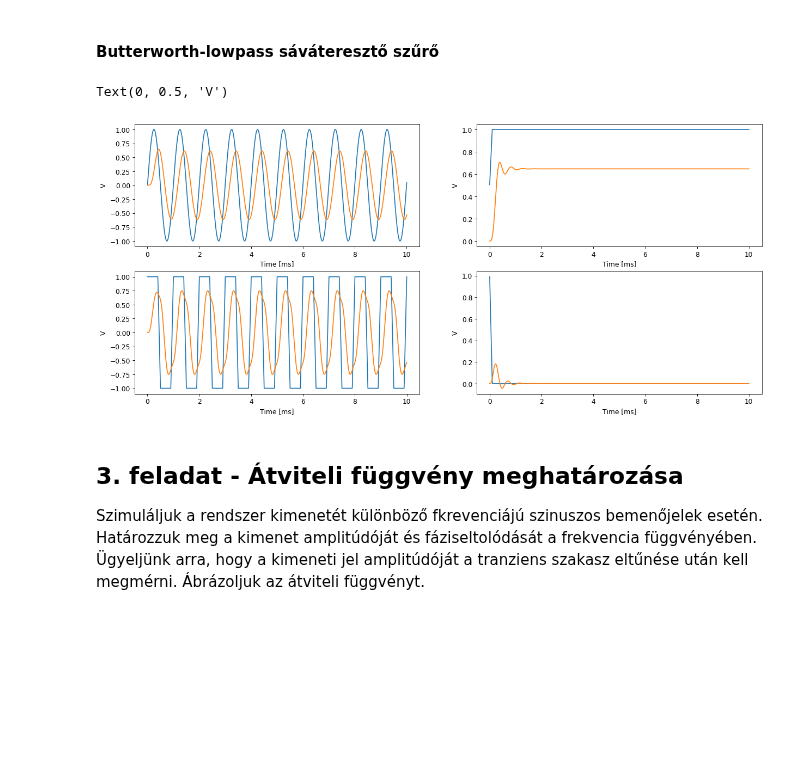
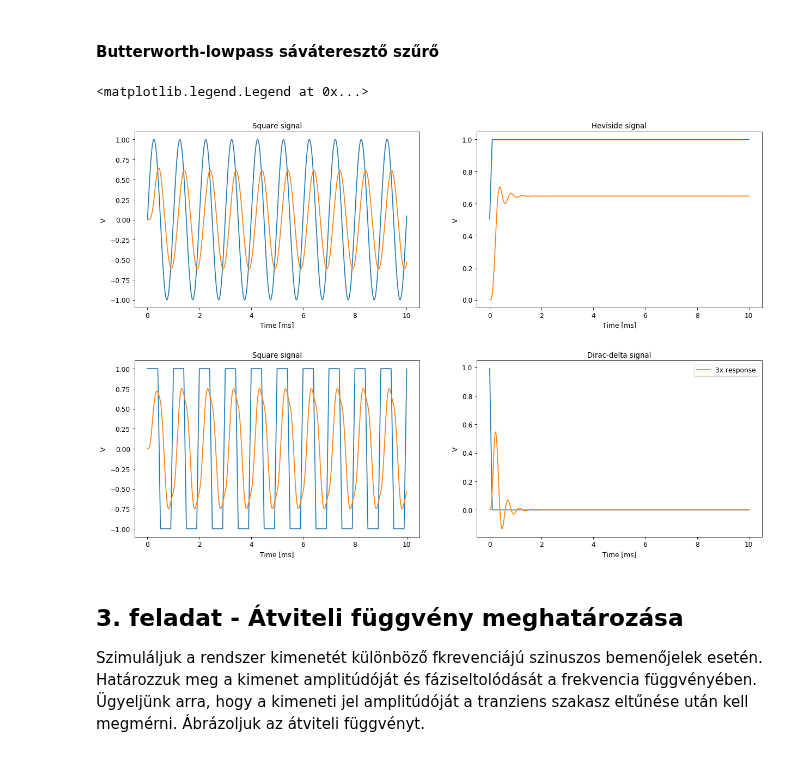
Before and after one commit to Tominano/Numerical-methods-of-physics-II, a Jupyter notebook: 3_feladatsor/3_feladat_Kapolcs.ipynb, the cells around one changed output. Saved outputs shown, nothing was run; the diff lists cells and outputs as text; code cells hidden in the pictures; blank space fills up the shorter version.

```diff
--- a/3_feladatsor/3_feladat_Kapolcs.ipynb
+++ b/3_feladatsor/3_feladat_Kapolcs.ipynb
@@ -201,11 +201,11 @@ Populating the interactive namespace from numpy and matplotlib
 #### Mérő jelek ábrázolása
 # %%
 # mérőjeleket megvalósítő függvények
-def mero_sin(t = np.linspace(0, 1, 500), A = 1, f = 1000, phi = 0):
+def mero_sin(t = np.linspace(0, 2, 500), A = 1, f = 1000, phi = 0):
     jel = A*np.sin(2*np.pi*f*t+phi) # A amlitudó, f frekvencia, phi kezdőfázis
     return jel
 
-def mero_negyszog(t = np.linspace(0, 1, 500), A = 1, f = 1000): # A 5 Hz waveform sampled at 500 Hz for 1 second:
+def mero_negyszog(t = np.linspace(0, 2, 500), A = 1, f = 1000): # A 5 Hz waveform sampled at 500 Hz for 1 second:
     #jel = A * np.sign(np.sin(2*np.pi*f*t)) # A amlitudó, n periodusidő (T)
     jel2 = A * signal.square(2*np.pi*f*t) # A amlitudó, n periodusidő (T)
     #jel3 = [1 if int(2*np.pi*f*t)%2 == 0 else -1 for t in t]
@@ -214,8 +214,8 @@ def mero_negyszog(t = np.linspace(0, 1, 500), A = 1, f = 1000): # A 5 Hz wavefor
 
 def mero_egysegimp(t = np.linspace(-1, 1, 501)):
     #jel = signal.unit_impulse(len(t), 'mid')
-    #jel = [1 if (t == 0)+0 else 0]
-    jel = (t == 0)+0
+    #jel = [1 if (t == 0) else 0]
+    jel = (t == 0)+0 #
     return jel
 
 def mero_egysegugras(t = np.linspace(-1, 1, 500), A = 1):
@@ -367,37 +379,45 @@ mero_egysegimp_interp = interp1d(t,mero_egysegimp(t), kind = 'linear')
 mero_egysegugras_interp = interp1d(t,mero_egysegugras(t), kind = 'linear')
 
 t_sin, s_sin, r_sin = run_transient(c, lambda t:mero_sin(t), tstart=0, tstop=10e-3)
 t_ugras, s_ugras, r_ugras = run_transient(c, mero_egysegugras_interp, tstart=0, tstop=10e-3)
 t_imp, s_imp, r_imp = run_transient(c, mero_egysegimp_interp, tstart=0, tstop=10e-3)
 t_negyszog, s_negyszog, r_negyszog = run_transient(c, mero_negyszog_interp, tstart=0, tstop=10e-3)
 
-plt.figure(num=None, figsize=(16, 8), dpi=80, facecolor='w', edgecolor='k')
+plt.figure(num=None, figsize=(16, 12), dpi=80, facecolor='w', edgecolor='k')
+plt.subplots_adjust(left=None, bottom=None, right=None, top=None, wspace=None, hspace=0.3)
+
 plt.subplot(2, 2, 1)
+plt.title("Sine signal")
+plt.title("Square signal")
 plt.plot(t_sin * 1e3, s_sin)
 plt.plot(t_sin * 1e3, r_sin)
 plt.xlabel("Time [ms]")
 plt.ylabel("V")
 
 plt.subplot(2, 2, 2)
+plt.title("Heviside signal")
 plt.plot(t_ugras * 1e3, s_ugras)
 plt.plot(t_ugras * 1e3, r_ugras)
 plt.xlabel("Time [ms]")
 plt.ylabel("V")
 
 plt.subplot(2, 2, 3)
+plt.title("Square signal")
 plt.plot(t_negyszog * 1e3, s_negyszog)
 plt.plot(t_negyszog * 1e3, r_negyszog)
 plt.xlabel("Time [ms]")
 plt.ylabel("V")
 
 plt.subplot(2, 2, 4)
+plt.title("Dirac-delta signal")
 plt.plot(t_imp * 1e3, s_imp)
-plt.plot(t_imp * 1e3, r_imp)
+plt.plot(t_imp * 1e3, 3*r_imp, label='3x response')
 plt.xlabel("Time [ms]")
 plt.ylabel("V")
+plt.legend()
 # %% [output]
-Text(0, 0.5, 'V')
+<matplotlib.legend.Legend at 0x...>
-[figure, old version]
+[figure, new version]
 # %% [markdown]
 ## 3. feladat - Átviteli függvény meghatározása
 
```
Also changed, not shown: parts of 4 cells of this notebook.
